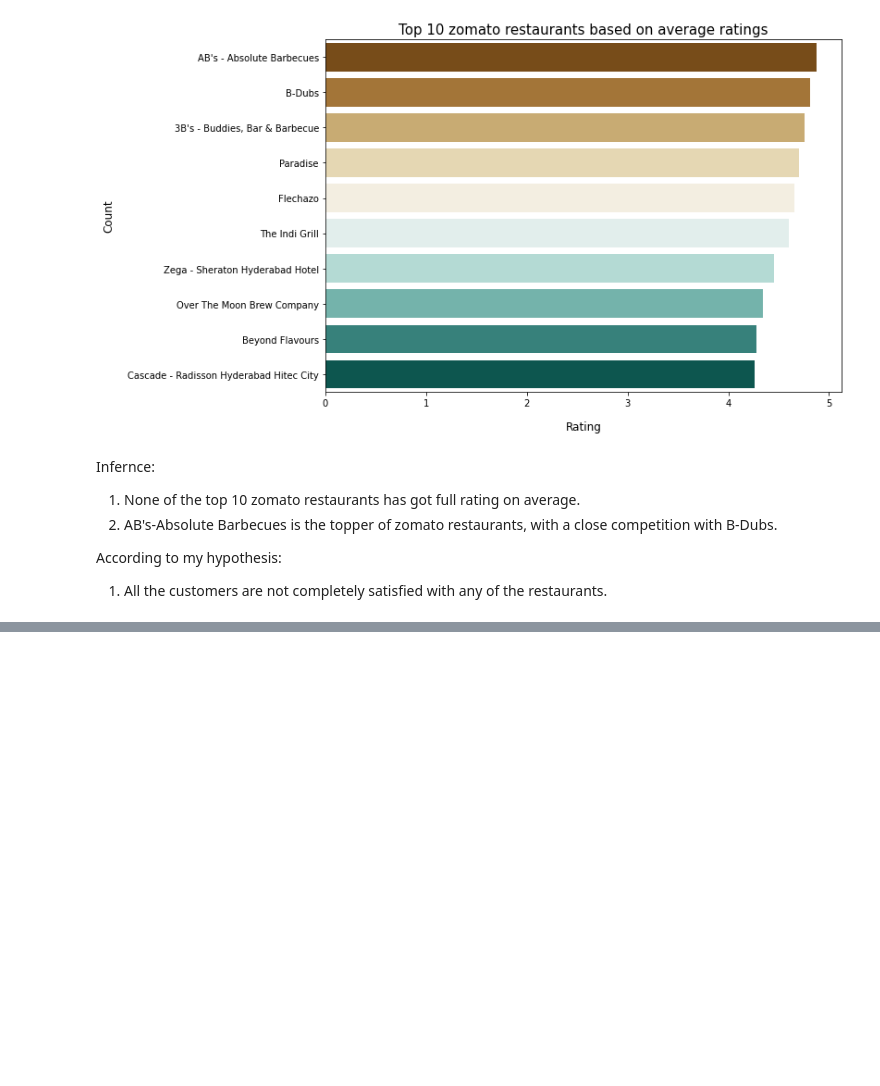
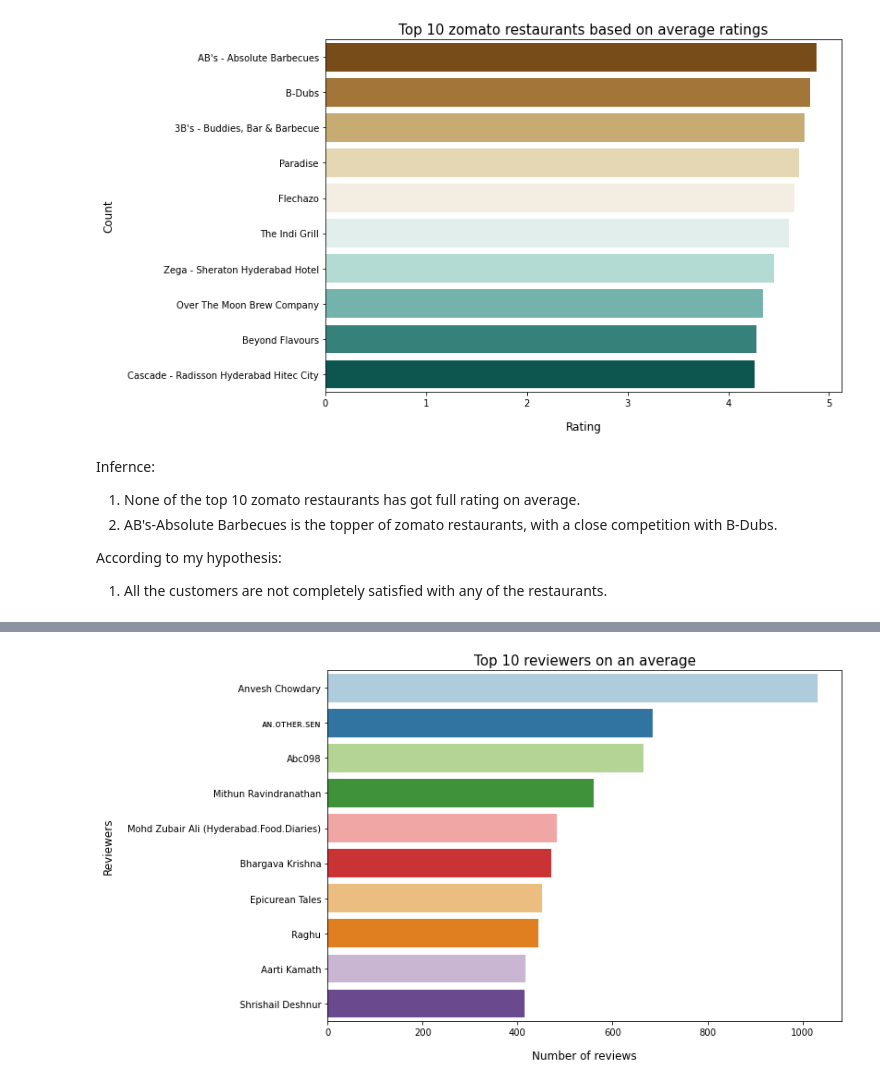
Before and after one commit to Akshadanair/Zomato-Restaurant-Clustering-and-Sentiment-Analysis, a Jupyter notebook: Zomato_Restaurant_Clustering_and_Sentiment_Analysis.ipynb, the cells around one changed output, grey strips where cells are left out. Saved outputs shown, nothing was run; the diff lists cells and outputs as text; code cells hidden in the pictures; blank space fills up the shorter version.

```diff
--- a/Zomato_Restaurant_Clustering_and_Sentiment_Analysis.ipynb
+++ b/Zomato_Restaurant_Clustering_and_Sentiment_Analysis.ipynb
@@ -909,0 +1068,4 @@ According to my hypothesis:
+# %%
+#creating column to display the number of reviews given by a particular reviewer
+zomato_df['Num_of_reviews'] = zomato_df.Metadata.apply(lambda x: (x.split()[0])).astype('float')
+zomato_df[['Reviewer', 'Num_of_reviews']]
@@ -909,0 +1086,18 @@ According to my hypothesis:
+# %%
+#setting figure size
+plt.figure(figsize = (10,7))
+
+#creating data to use for visualization
+data = zomato_df.groupby('Reviewer')['Num_of_reviews'].mean().reset_index().sort_values(by='Num_of_reviews', ascending=False)
+
+#Bar plot to display top 10 reviewers
+sns.barplot(y = data.head(10)['Reviewer'],
+            x = data.head(10)['Num_of_reviews'], palette = 'Paired')
+
+#To display the x label, y label and title of the bar chart
+plt.xlabel("Number of reviews", labelpad=14, fontsize = 12)
+plt.ylabel("Reviewers", labelpad=14, fontsize = 12)
+plt.title("Top 10 reviewers on an average", fontsize = 15)
+plt.show()
+# %% [output]
+[figure, added]
```
Also changed, not shown: parts of 23 cells of this notebook.
